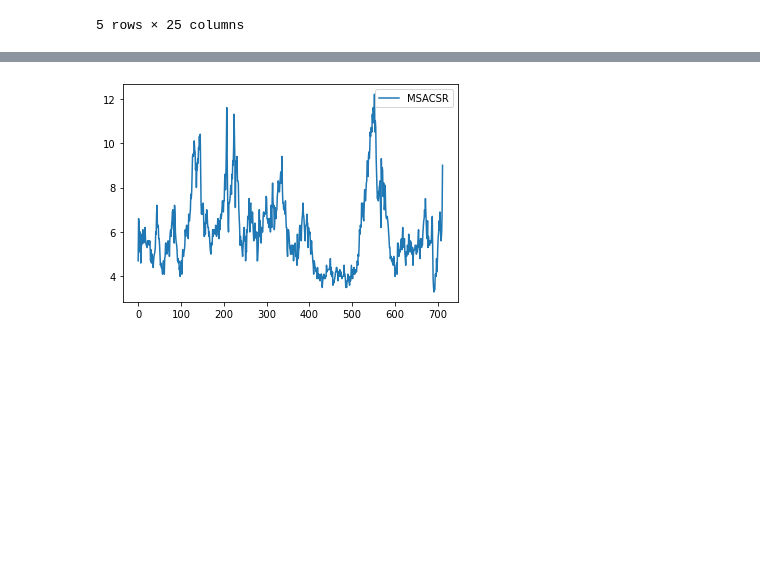
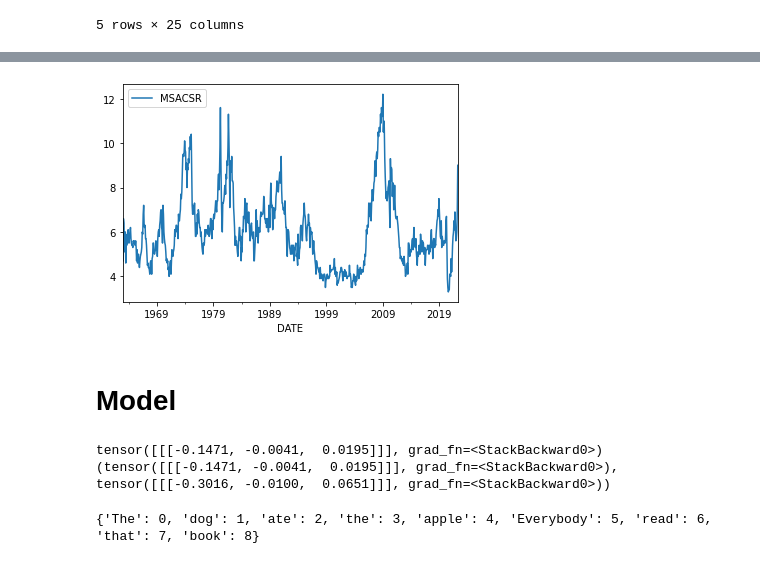
Before and after one commit to hsdistefa/mas-thesis, a Jupyter notebook: EDA.ipynb, the cells around one changed output, grey strips where cells are left out. Drawn from its saved outputs; the diff is of its cells as text; code cells hidden in the pictures; blank space fills up the shorter version.

Commit message:
Added Temporary Toy Model

```diff
--- a/EDA.ipynb
+++ b/EDA.ipynb
@@ -78,5 +87,8 @@ macro_df.head()
 5 rows × 25 columns
 # %%
 supply_df = pd.read_csv('data/Monthly_Supply_New_Houses_US.csv')
+
+supply_df['DATE'] = pd.to_datetime(supply_df['DATE'], format='%Y-%m-%d')
+
 supply_df.head()
 # %% [output]
@@ -84,5 +101,7 @@ KeyError: 'Date'
 # %%
-supply_df.plot()
+supply_df.plot.line('DATE', 'MSACSR')
 plt.show()
 # %% [output]
-[figure, old version]
+[figure, new version]
+# %% [markdown]
+# Model
@@ -88,0 +110,37 @@ plt.show()
+# %%
+lstm = torch.nn.LSTM(3, 3)
+inputs = [torch.randn(1, 3) for _ in range(5)]
+
+hidden = (torch.randn(1, 1, 3),
+          torch.randn(1, 1, 3))
+
+for inpt in inputs:
+    out, hidden = lstm(inpt.view(1, 1, -1), hidden)
+
+print(out)
+print(hidden)
+# %% [output]
+tensor([[[-0.1471, -0.0041,  0.0195]]], grad_fn=<StackBackward0>)
+(tensor([[[-0.1471, -0.0041,  0.0195]]], grad_fn=<StackBackward0>), tensor([[[-0.3016, -0.0100,  0.0651]]], grad_fn=<StackBackward0>))
+# %%
+def prepare_sequence(seq, to_ix):
+    idxs = [to_ix[w] for w in seq]
+    return torch.tensor(idxs, dtype=torch.long)
+
+training_data = [
+    ("The dog ate the apple".split(), ["DET", "NN", "V", "DET", "NN"]),
+    ("Everybody read that book".split(), ["NN", "V", "DET", "NN"])
+]
+
+word_to_ix = {}
+for sent, tags in training_data:
+    for word in sent:
+        if word not in word_to_ix:
+            word_to_ix[word] = len(word_to_ix)
+print(word_to_ix)
+tag_to_ix = {"DET": 0, "NN": 1, "V": 2}
+
+EMBEDDING_DIM = 6
+HIDDEN_DIM = 6
+# %% [output]
+{'The': 0, 'dog': 1, 'ate': 2, 'the': 3, 'apple': 4, 'Everybody': 5, 'read': 6, 'that': 7, 'book': 8}
```
Also changed, not shown: parts of 6 cells of this notebook.
